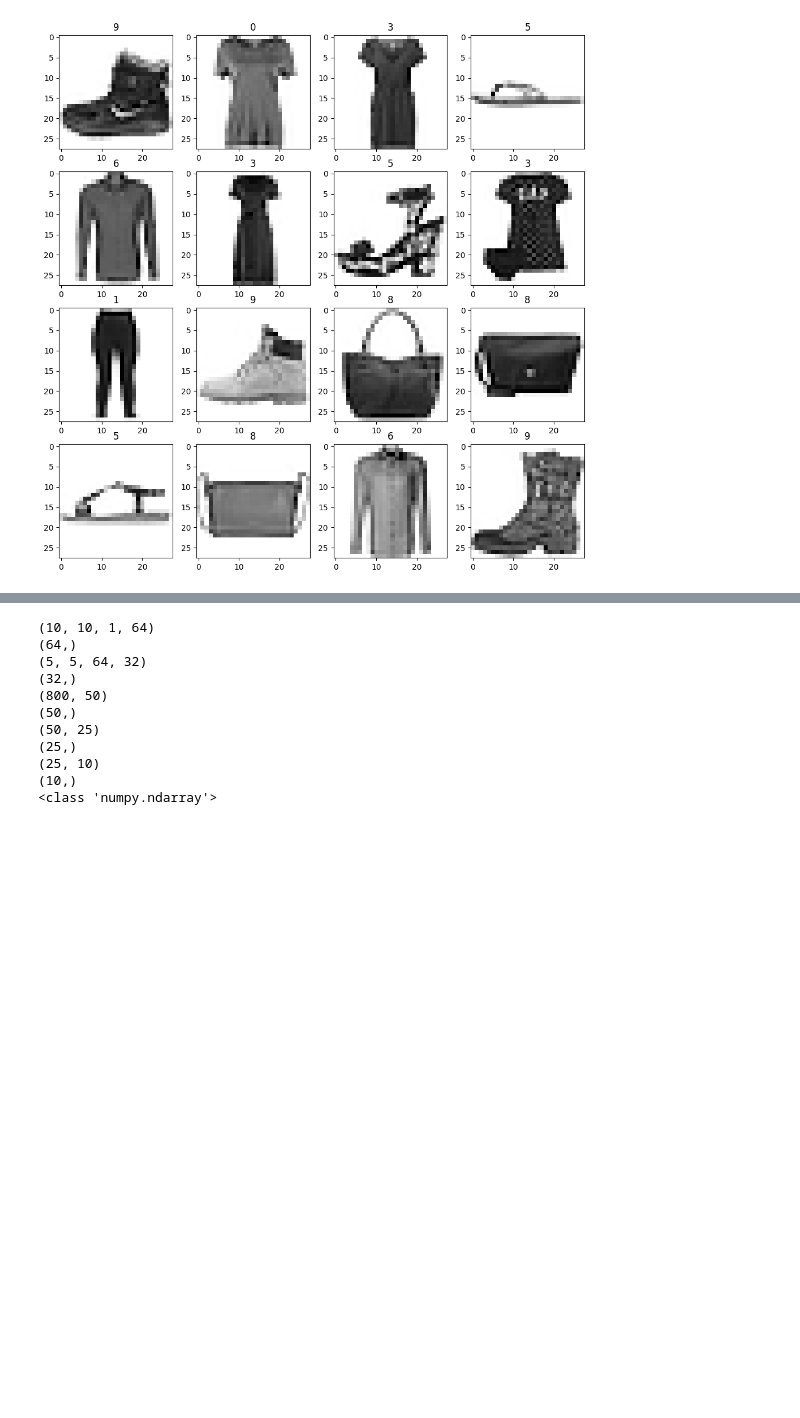
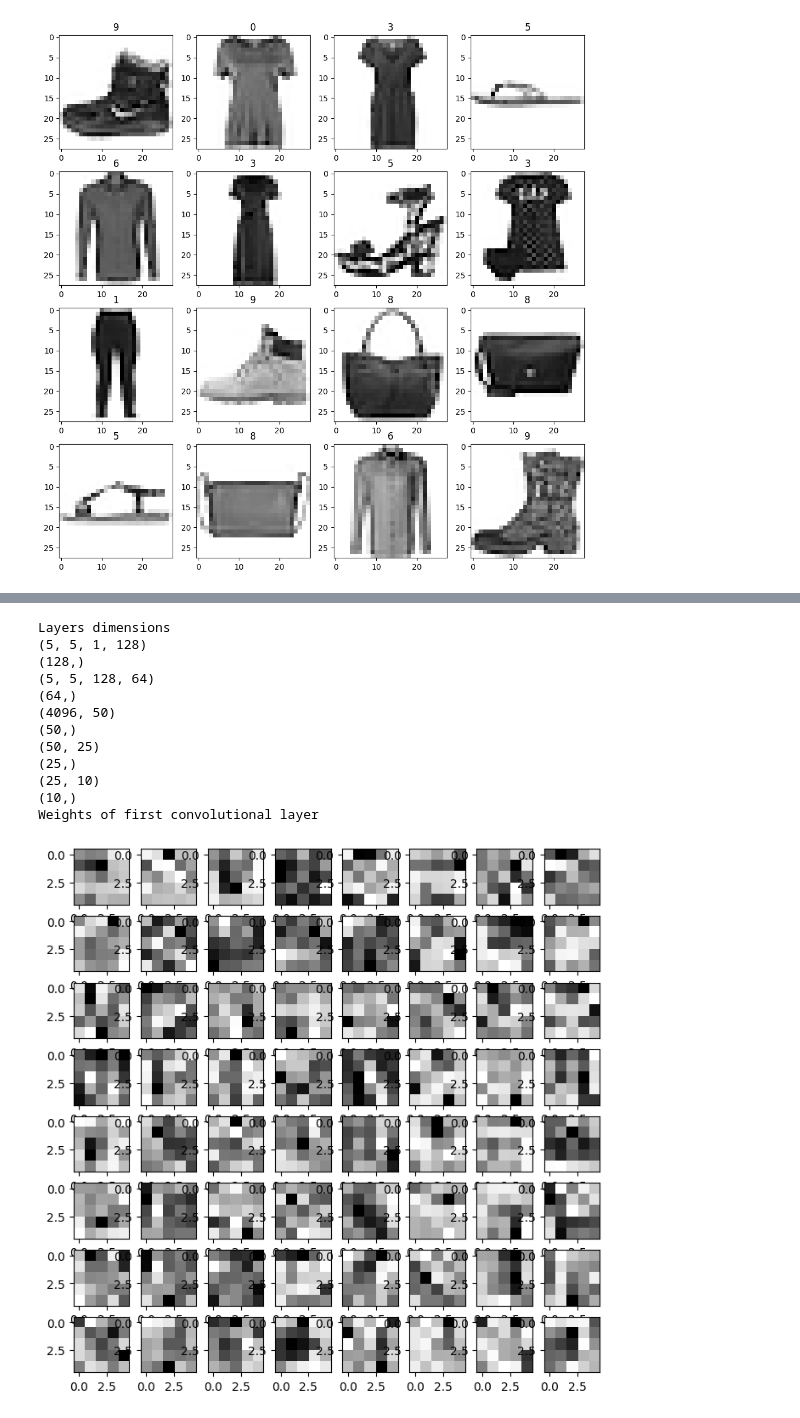
Before and after one commit to Rossbert/Master-Project-Quantization, a Jupyter notebook: Test_Model_Jupyter.ipynb, the cells around one changed output, grey strips where cells are left out. Cells and saved outputs as stored; diff of their text form; code cells hidden in the pictures; blank space fills up the shorter version.

```diff
--- a/Test_Model_Jupyter.ipynb
+++ b/Test_Model_Jupyter.ipynb
@@ -118,21 +124,27 @@ for i in range(4):
 # %%
-# print(type(model.weights[9].scatter_max()))
-# print(model.trainable_weights[9].__dict__)
+# print(type(model.weights[9])
+# print(model.trainable_weights[9])
 # print(dir(model.trainable_weights[9]))
-# variables = model.trainable_variables
-n = 2
+print("Layers dimensions")
 for i in range(10):
     print(model.trainable_variables[i].numpy().shape)
-print(model.trainable_variables[0].numpy()[0])
+
+print("Weights of first convolutional layer")
+fig, ax = plt.subplots(8, 8, figsize = (8, 8))
+for i in range(8):
+    for j in range(8):
+        ax[i][j].imshow(model.trainable_variables[0].numpy()[:, :, 0, 8*i + j], cmap = 'Greys')
 # %% [output]
-(10, 10, 1, 64)
+Layers dimensions
+(5, 5, 1, 128)
+(128,)
+(5, 5, 128, 64)
 (64,)
-(5, 5, 64, 32)
-(32,)
-(800, 50)
+(4096, 50)
 (50,)
 (50, 25)
 (25,)
 (25, 10)
 (10,)
-<class 'numpy.ndarray'>
+Weights of first convolutional layer
+[figure, added]
```
Also changed, not shown: parts of 8 cells of this notebook, 7 other files.
